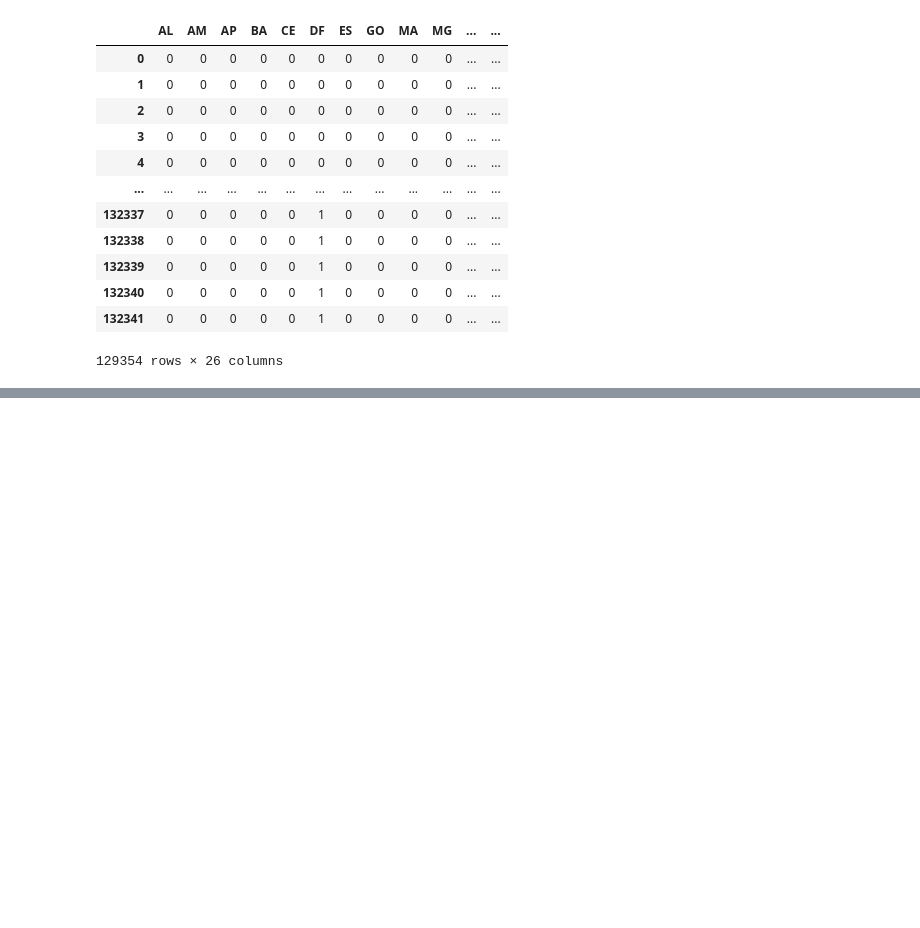
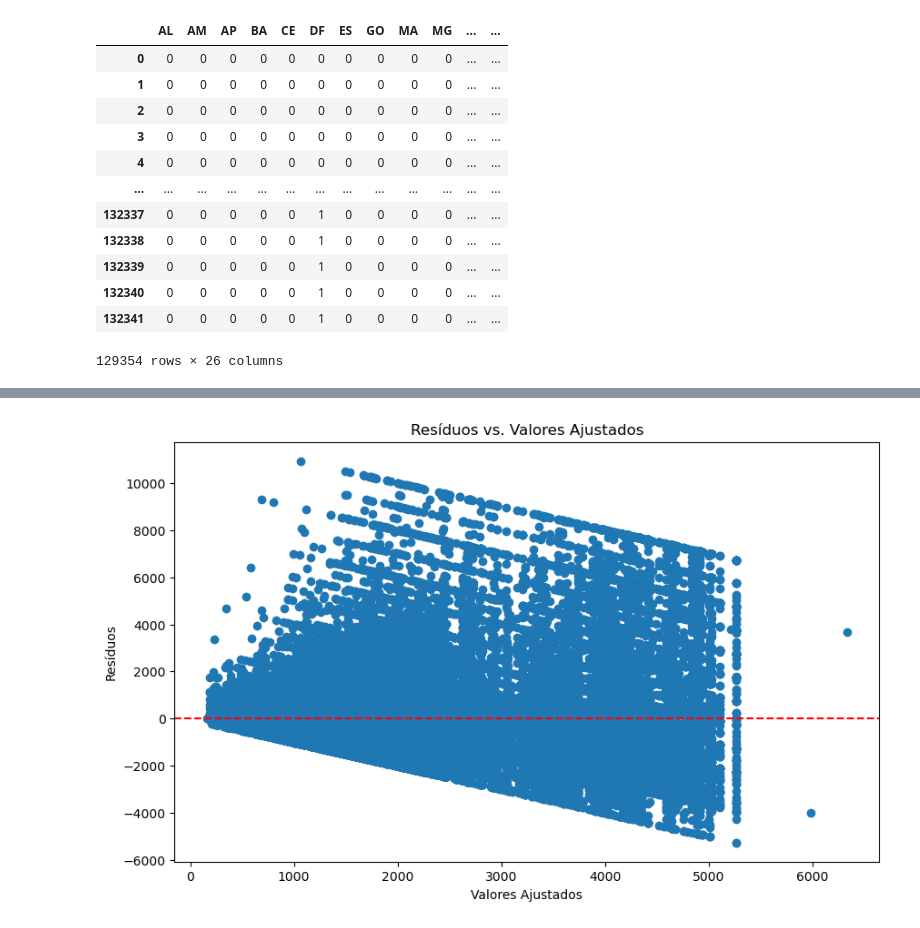
Before and after one commit to guilhermenakama/C_DADOS_PROJETO3, a Jupyter notebook: projeto3_grupo8.ipynb, the cells around one changed output, grey strips where cells are left out. Cells and saved outputs as stored; diff of their text form; code cells hidden in the pictures; blank space fills up the shorter version.

```diff
--- a/projeto3_grupo8.ipynb
+++ b/projeto3_grupo8.ipynb
@@ -510,0 +522,3 @@ dummies_Area = pd.get_dummies(dados_small['Area'],drop_first=True,dtype='int64')
+# %%
+dados_small_dummies = pd.concat([dados_small, dummies_UF, dummies_Sexo, dummies_Cor_Raca, dummies_Escolaridade, dummies_Area], axis=1)
+dados_small_dummies.columns
@@ -510,0 +534,10 @@ dummies_Area = pd.get_dummies(dados_small['Area'],drop_first=True,dtype='int64')
+# %%
+df = dados_small_dummies[['Ano', 'Trimestre', 'UF', 'Area', 'Sexo', 'Idade', 'Cor_Raca',
+       'Escolaridade', 'Ocupacao', 'Trabalho', 'Renda', 'AL', 'AM', 'AP', 'BA',
+       'CE', 'DF', 'ES', 'GO', 'MA', 'MG', 'MS', 'MT', 'PA', 'PB', 'PE', 'PI',
+       'PR', 'RJ', 'RN', 'RO', 'RR', 'RS', 'SC', 'SE', 'SP', 'TO', 'Mulher',
+       'Branca', 'Ignorado', 'Indígena', 'Parda', 'Preta', 'EF incompleto',
+       'EM completo', 'EM incompleto', 'Menos de 1 ano de estudo',
+       'Superior completo', 'Superior incompleto', 'Urbana']]
+
+df.describe()
@@ -510,0 +555,3 @@ dummies_Area = pd.get_dummies(dados_small['Area'],drop_first=True,dtype='int64')
+# %%
+df.isnull().sum()
+df = df.dropna()
@@ -510,0 +778,11 @@ dummies_Area = pd.get_dummies(dados_small['Area'],drop_first=True,dtype='int64')
+# %%
+X = df[['AL', 'AM', 'BA',
+       'CE', 'DF', 'GO', 'MA', 'MS', 'MT', 'PA', 'PB', 'PE', 'PI',
+       'PR', 'RJ', 'RN', 'RO', 'RS', 'SC', 'SE', 'SP', 'TO', 'Mulher',
+       'Ignorado', 'Indígena', 'Parda', 'Preta', 'EF incompleto',
+       'EM completo', 'EM incompleto', 'Menos de 1 ano de estudo',
+       'Superior completo', 'Superior incompleto', 'Urbana']]
+Y = df['Renda']
+
+results5 = regress(Y,X)
+results5.summary()
@@ -510,0 +858,15 @@ dummies_Area = pd.get_dummies(dados_small['Area'],drop_first=True,dtype='int64')
+# %%
+valores_ajustados = results5.fittedvalues
+residuos = results5.resid
+
+
+# Resíduos vs. Valores Ajustados
+plt.figure(figsize=(10, 6))
+plt.scatter(valores_ajustados, residuos)
+plt.axhline(y=0, color='r', linestyle='--')
+plt.xlabel('Valores Ajustados')
+plt.ylabel('Resíduos')
+plt.title('Resíduos vs. Valores Ajustados')
+plt.show()
+# %% [output]
+[figure, added]
```
Also changed, not shown: parts of 14 cells of this notebook.
